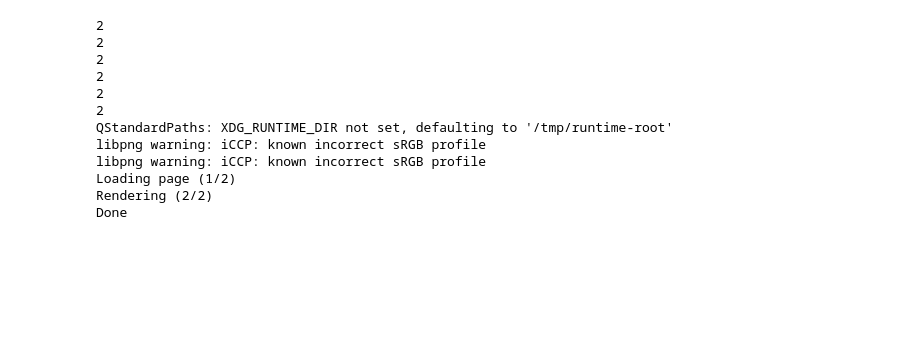
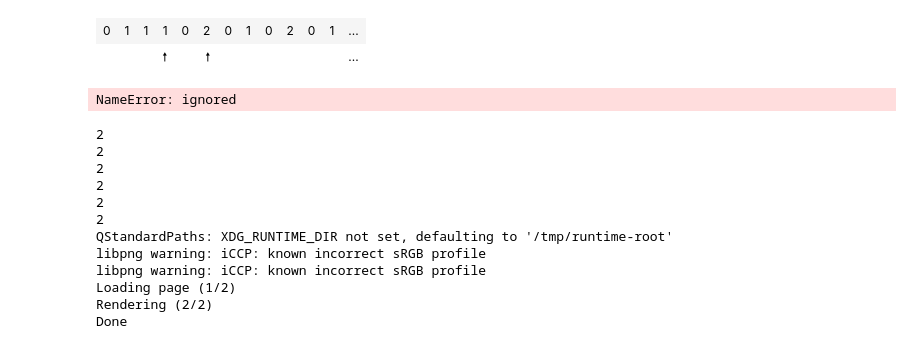
Before and after one commit to andriykhl/machine_learning, a Jupyter notebook: lists.ipynb, the cells around one changed output. Saved outputs shown, nothing was run; the diff lists cells and outputs as text; code cells hidden in the pictures; blank space fills up the shorter version.

```diff
--- a/lists.ipynb
+++ b/lists.ipynb
@@ -384,3 +394,37 @@ def visualize_array(array, colors):
   import IPython
   from google.colab import output
   display(IPython.display.HTML(array_str))
+# %%
+arr = [0,1,1,1,0,2,0,1,0,2,0,1,1,2,0,0,1,2,2,1,]
+
+def show_arr(arr, ptr1, ptr2):
+  colors = [['#ff0000', '#00ff00', '#0000ff'][x] for x in arr]
+  colors = [colors, ['#ffffff'] * len(arr)]
+  ptrs = [' '] * len(arr)
+  ptrs[ptr1] = '🠕'
+  ptrs[ptr2] = '🠕'
+  brd = [True, False]
+  visualize_array([arr, ptrs], colors, brd)
+
+
+show_arr(arr, 3, 5)
+# %% [output]
+| 0 | 1 | 1 | 1 | 0 | 2 | 0 | 1 | 0 | 2 | 0 | 1 | ... |
+|  |  |  | 🠕 |  | 🠕 |  |  |  |  |  |  | ... |
+# %%
+i = -1
+j = 0
+k = len(arr) - 1
+while j <= k:
+  if arr[j] == 0:
+    i += 1
+    arr[i], arr[j] = arr[j], arr[i]
+    j += 1
+  elif arr[j] == 1:
+    j += 1
+  else:
+    arr[j], arr[k] = arr[k], arr[j]
+    k -= 1
+  show_arr(arr, i, j)
+# %% [output]
+NameError: ignored
```
Also changed, not shown: parts of 2 cells of this notebook.
